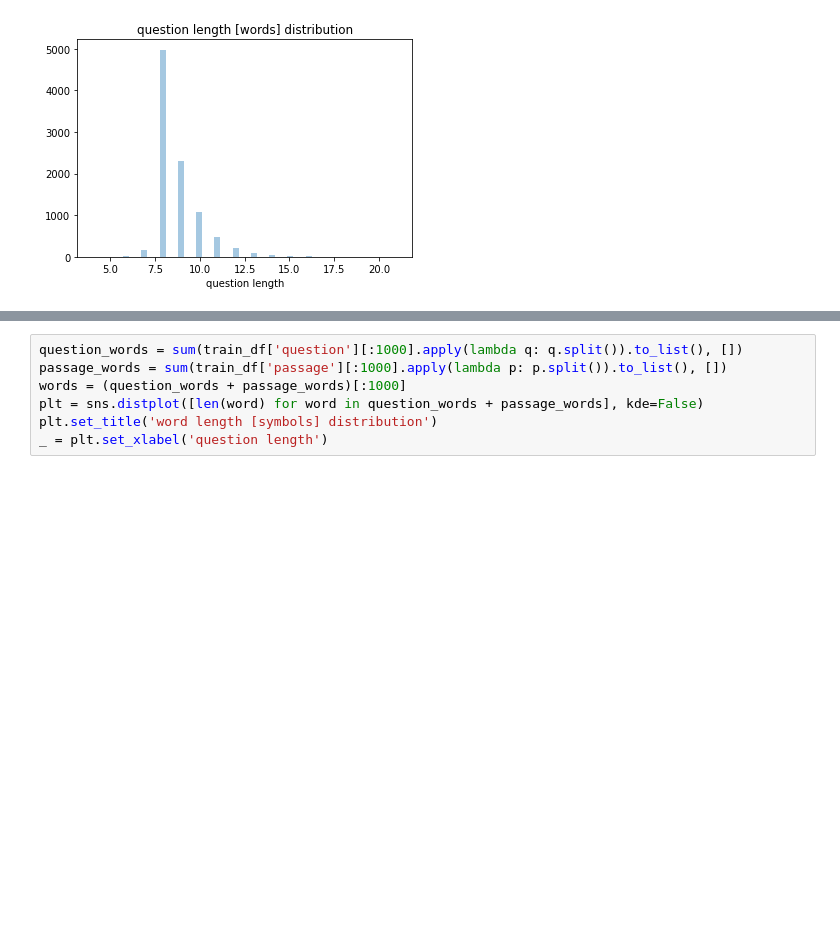
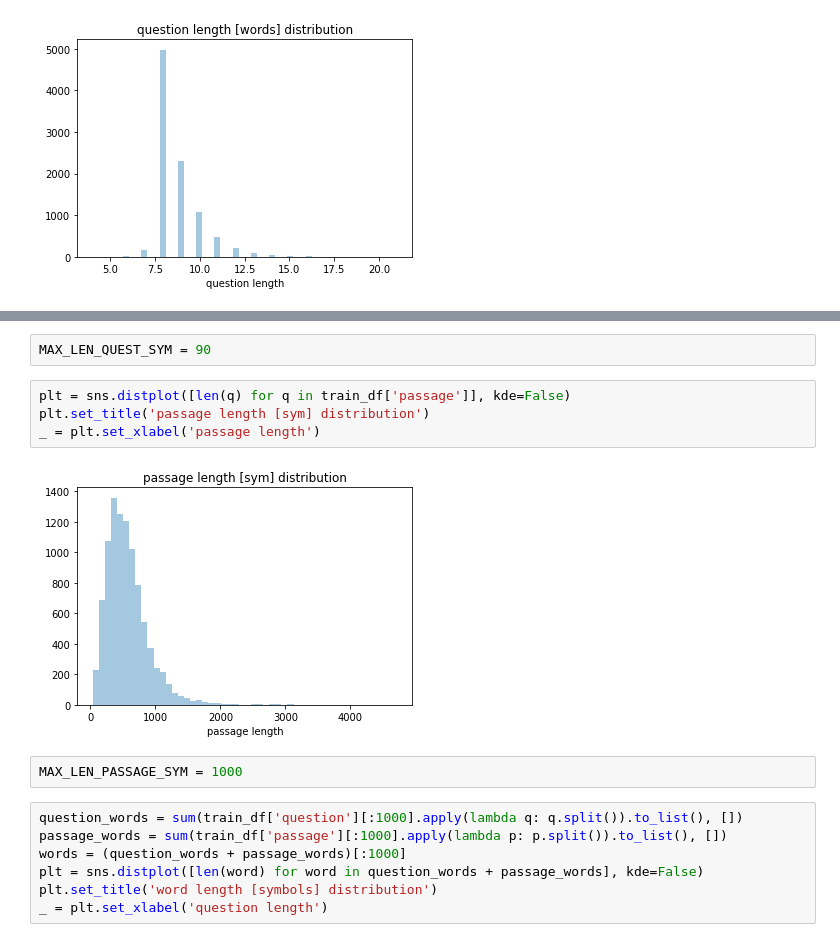
Before and after one commit to litdarya/nlp_tasks, a Jupyter notebook: hw_2/hw2.ipynb, the cells around one changed output, grey strips where cells are left out. Cells and saved outputs as stored; diff of their text form; blank space fills up the shorter version.

```diff
--- a/hw_2/hw2.ipynb
+++ b/hw_2/hw2.ipynb
@@ -229,3 +235,13 @@ _ = plt.set_xlabel('question length')
+# %%
+MAX_LEN_QUEST_SYM = 90
+# %%
+plt = sns.distplot([len(q) for q in train_df['passage']], kde=False)
+plt.set_title('passage length [sym] distribution')
+_ = plt.set_xlabel('passage length')
+# %% [output]
+[figure, added]
+# %%
+MAX_LEN_PASSAGE_SYM = 1000
 # %%
 question_words = sum(train_df['question'][:1000].apply(lambda q: q.split()).to_list(), [])
 passage_words = sum(train_df['passage'][:1000].apply(lambda p: p.split()).to_list(), [])
```
Also changed, not shown: parts of 17 cells of this notebook.
